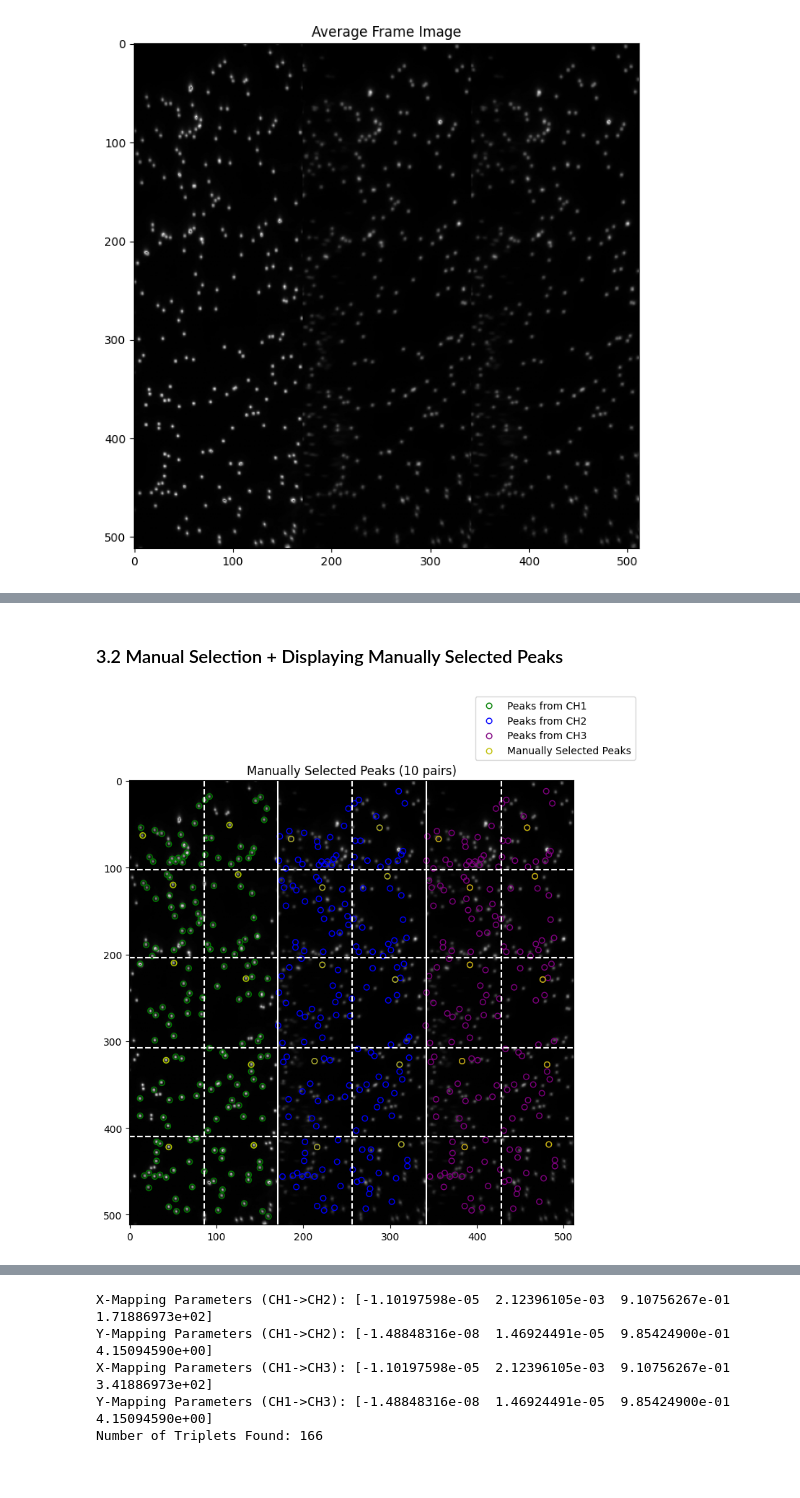
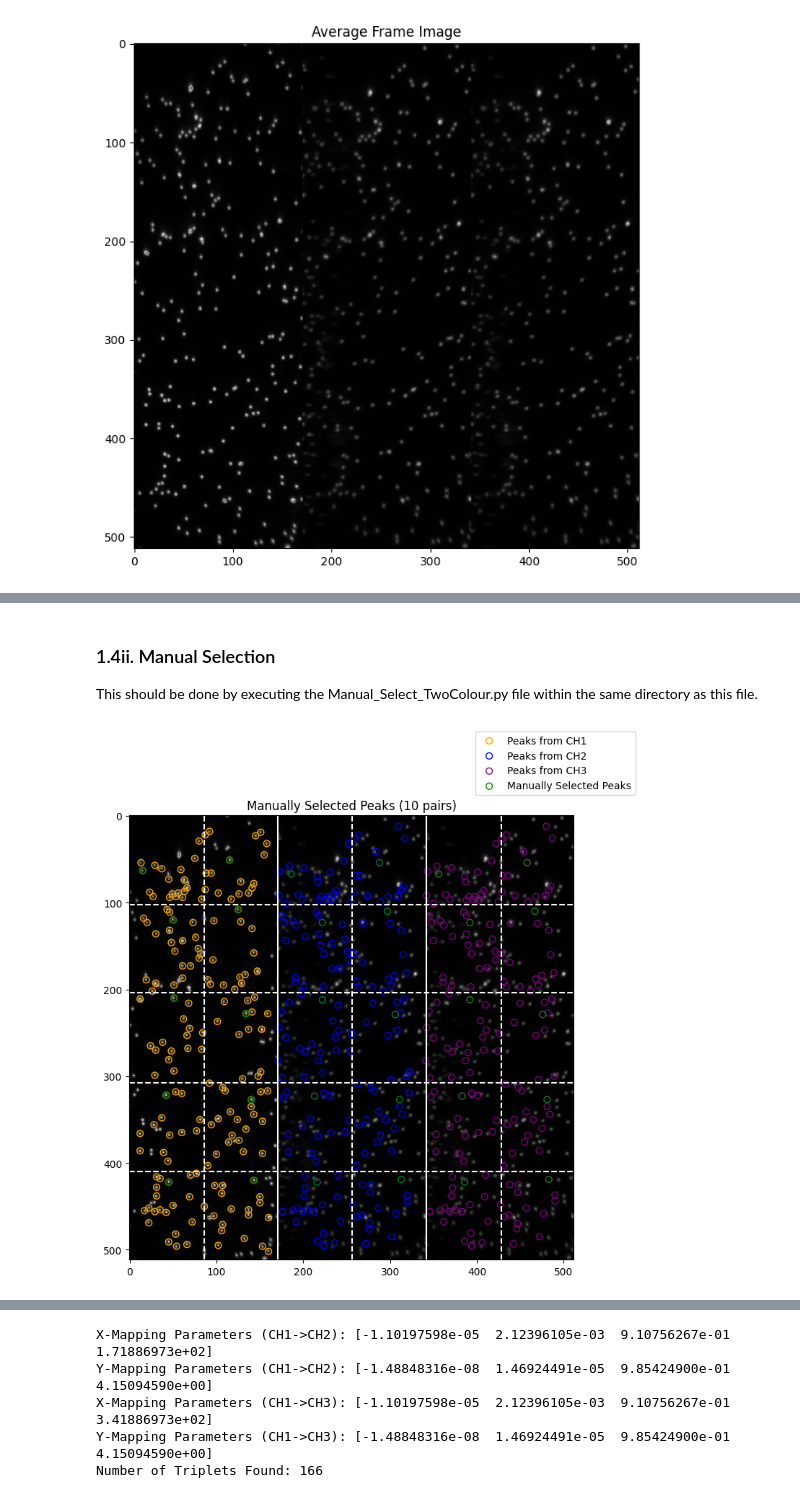
Before and after one commit to ljhason/smPy-UserGuide, a Jupyter notebook: User Guide - Three Colour/UserGuide_ThreeColour.ipynb, the cells around one changed output, grey strips where cells are left out. Drawn from its saved outputs; the diff is of its cells as text; code cells hidden in the pictures.

```diff
--- a/User Guide - Three Colour/UserGuide_ThreeColour.ipynb
+++ b/User Guide - Three Colour/UserGuide_ThreeColour.ipynb
@@ -108,37 +109,38 @@ plt.show()
-# %% [markdown]
-### 3.2 Manual Selection + Displaying Manually Selected Peaks
+# %% [markdown]
+### 1.4ii. Manual Selection
+This should be done by executing the Manual_Select_TwoColour.py file within the same directory as this file.
 # %%
 CH1_array = np.array([[63, 15], [51, 115], [120, 50], [108, 125], [210, 51], [228, 134], [322, 42], [327, 140], [422, 45], [420, 143]])
 CH2_array = np.array([[67, 186], [54, 288], [123,222], [110, 297], [212, 222], [229, 306], [323, 213], [327,311], [422, 216], [419, 313]])
 CH3_array = np.array([[67, 356], [54, 458], [123, 392], [110,467], [212, 392], [229, 476], [323, 383], [327,481], [422, 386], [419, 483]])
 
 good_peaks_2_CH2 = shift_peaks(good_peaks_2_CH1_shift, [0, 171])
 good_peaks_3_CH3 = shift_peaks(good_peaks_3_CH1_shift, [0, 342])
 
 plt.figure(figsize=(8, 8))
 plt.title("Manually Selected Peaks (10 pairs)")
 plt.imshow(image, cmap="gray")
 
 plt.axhline(y= 102, color='w', linestyle='--')
 plt.axhline(y= 204, color='w', linestyle='--')
 plt.axhline(y= 308, color='w', linestyle='--')
 plt.axhline(y= 410, color='w', linestyle='--')
 
 plt.axvline(x= 86, color='w', linestyle='--')
 plt.axvline(x= 256, color='w', linestyle='--')
 plt.axvline(x= 428, color='w', linestyle='--')
 
 plt.axvline(x= 171, color='w', linestyle='-')
 plt.axvline(x= 342, color='w', linestyle='-')
 
-plt.scatter(good_peaks_1_CH1[:, 1], good_peaks_1_CH1[:, 0], s=30, facecolors='none', edgecolors='g', label='Peaks from CH1')
-plt.scatter(good_peaks_2_CH2[:, 1], good_peaks_2_CH2[:, 0], s=30, facecolors='none', edgecolors='b', label='Peaks from CH2')
-plt.scatter(good_peaks_3_CH3 [:, 1], good_peaks_3_CH3 [:, 0], s=30, facecolors='none', edgecolors='purple', label='Peaks from CH3')
-plt.scatter(CH1_array[:, 1], CH1_array[:, 0], s=30, facecolors='none', edgecolors='y', label='Manually Selected Peaks')
-plt.scatter(CH2_array[:, 1], CH2_array[:, 0], s=30, facecolors='none', edgecolors='y')
-plt.scatter(CH3_array[:, 1], CH3_array[:, 0], s=30, facecolors='none', edgecolors='y')
+plt.scatter(good_peaks_1_CH1[:, 1], good_peaks_1_CH1[:, 0], s=40, facecolors='none', edgecolors='orange', label='Peaks from CH1')
+plt.scatter(good_peaks_2_CH2[:, 1], good_peaks_2_CH2[:, 0], s=40, facecolors='none', edgecolors='b', label='Peaks from CH2')
+plt.scatter(good_peaks_3_CH3 [:, 1], good_peaks_3_CH3 [:, 0], s=40, facecolors='none', edgecolors='purple', label='Peaks from CH3')
+plt.scatter(CH1_array[:, 1], CH1_array[:, 0], s=40, facecolors='none', edgecolors='g', label='Manually Selected Peaks')
+plt.scatter(CH2_array[:, 1], CH2_array[:, 0], s=40, facecolors='none', edgecolors='g')
+plt.scatter(CH3_array[:, 1], CH3_array[:, 0], s=40, facecolors='none', edgecolors='g')
 plt.legend(loc='upper right', bbox_to_anchor=(1.15, 1.2))
 
 plt.show()
 # %% [output]
-[figure, old version]
+[figure, new version]
```
Also changed, not shown: parts of 17 cells of this notebook, 7 other files.
